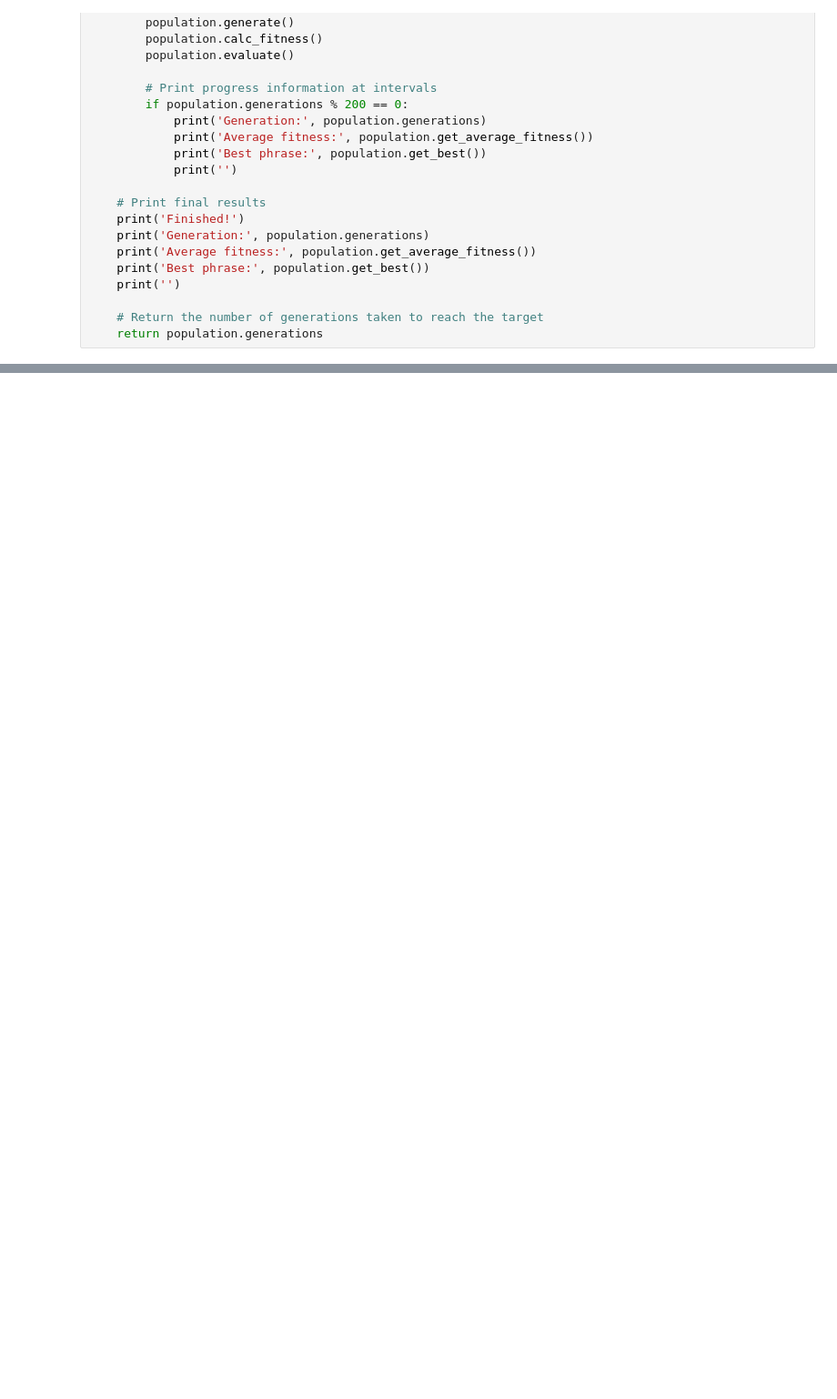
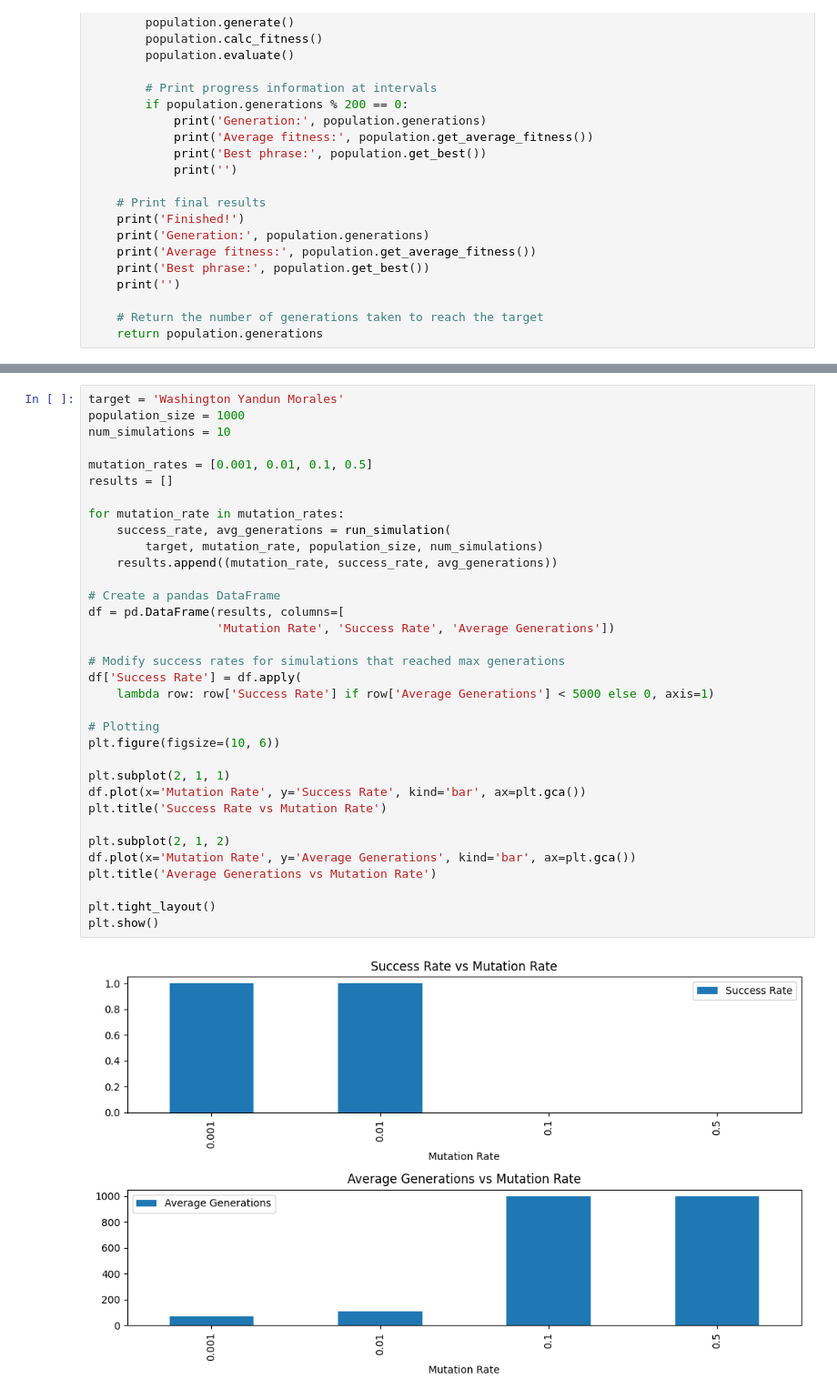
Before and after one commit to WashingtonYandun/ThousandMonkeys.py, a Jupyter notebook: main.ipynb, the cells around one changed output, grey strips where cells are left out. Shown: that part at 91% size. Saved outputs shown, nothing was run; the diff lists cells and outputs as text; blank space fills up the shorter version.

Commit message:
feat; Add mutation rate results

```diff
--- a/main.ipynb
+++ b/main.ipynb
@@ -317,0 +338,36 @@ These are just a few of the many possibilities we will be exploring through simu
+# %%
+target = 'Washington Yandun Morales'
+population_size = 1000
+num_simulations = 10
+
+mutation_rates = [0.001, 0.01, 0.1, 0.5]
+results = []
+
+for mutation_rate in mutation_rates:
+    success_rate, avg_generations = run_simulation(
+        target, mutation_rate, population_size, num_simulations)
+    results.append((mutation_rate, success_rate, avg_generations))
+
+# Create a pandas DataFrame
+df = pd.DataFrame(results, columns=[
+                  'Mutation Rate', 'Success Rate', 'Average Generations'])
+
+# Modify success rates for simulations that reached max generations
+df['Success Rate'] = df.apply(
+    lambda row: row['Success Rate'] if row['Average Generations'] < 5000 else 0, axis=1)
+
+# Plotting
+plt.figure(figsize=(10, 6))
+
+plt.subplot(2, 1, 1)
+df.plot(x='Mutation Rate', y='Success Rate', kind='bar', ax=plt.gca())
+plt.title('Success Rate vs Mutation Rate')
+
+plt.subplot(2, 1, 2)
+df.plot(x='Mutation Rate', y='Average Generations', kind='bar', ax=plt.gca())
+plt.title('Average Generations vs Mutation Rate')
+
+plt.tight_layout()
+plt.show()
+# %% [output]
+[figure, added]
```
Also changed, not shown: parts of 5 cells of this notebook.
